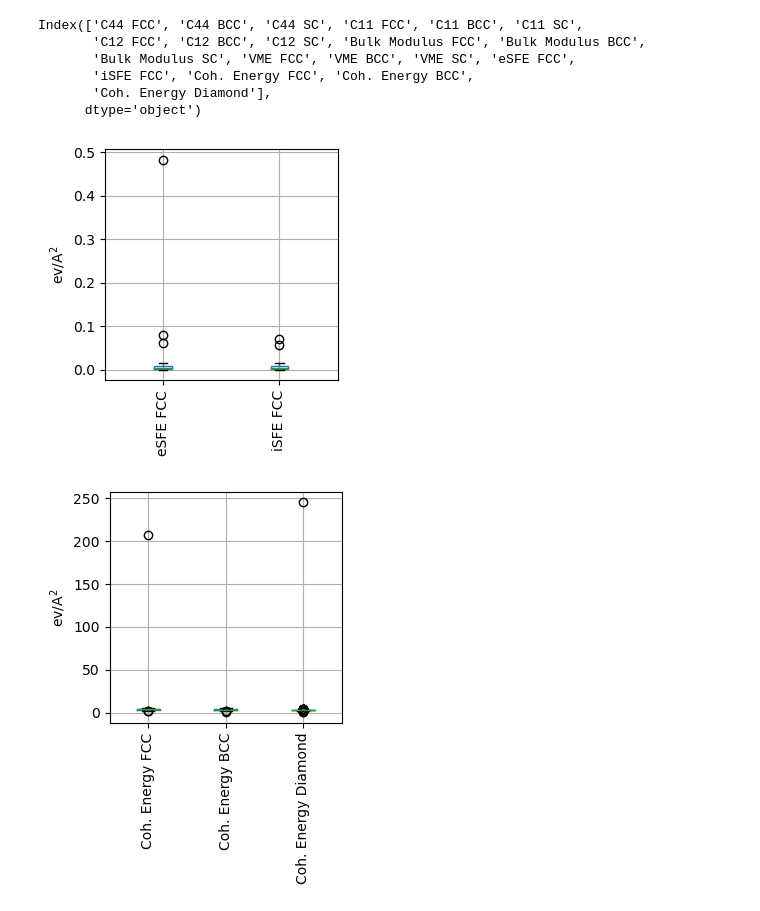
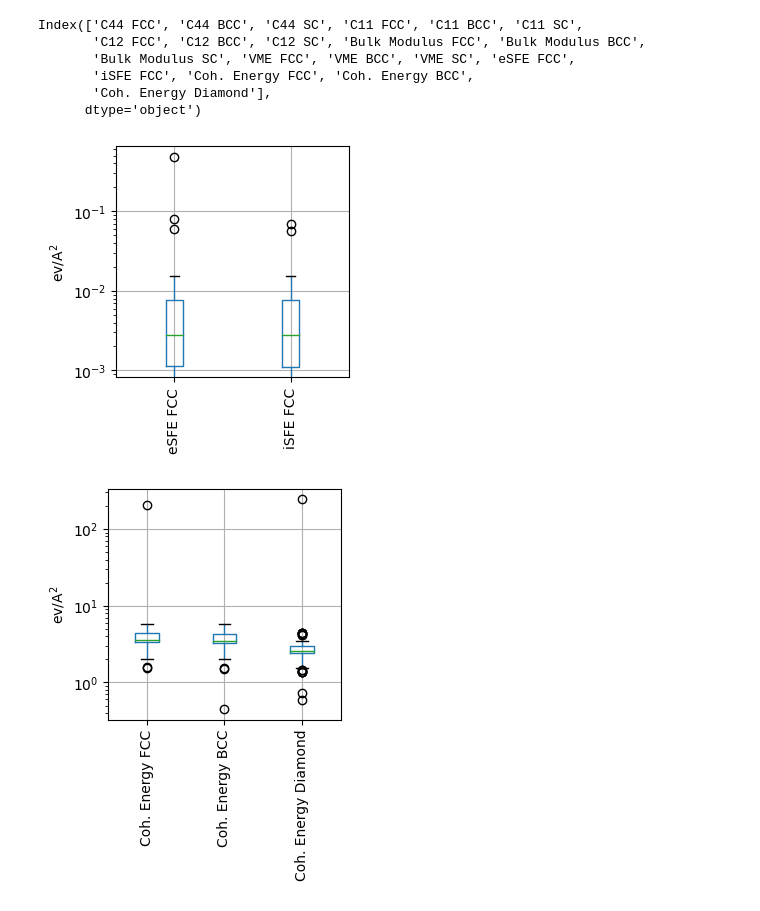
Before and after one commit to bjasperson/strength_covariance, a Jupyter notebook: experiments/240420_outlier_eval.ipynb, the cells around one changed output. Cells and saved outputs as stored; diff of their text form; code cells hidden in the pictures.

```diff
--- a/experiments/240420_outlier_eval.ipynb
+++ b/experiments/240420_outlier_eval.ipynb
@@ -47,13 +47,14 @@ Index(['C44 FCC', 'C44 BCC', 'C44 SC', 'C11 FCC', 'C11 BCC', 'C11 SC',
 # %%
 ax = df.boxplot(['eSFE FCC',
                  'iSFE FCC'],
            figsize = (3,3),
            rot = 90)
 ax.set_ylabel(r'ev/A$^2$')
+ax.set_yscale('log')
 plt.savefig("../figures/si/bp_sfe.pdf",bbox_inches = 'tight')
 plt.show()
 # %% [output]
-[figure, old version]
+[figure, new version]
 # %%
 ax = df.boxplot(['Coh. Energy FCC',
                  'Coh. Energy BCC',
@@ -61,10 +62,11 @@ ax = df.boxplot(['Coh. Energy FCC',
            figsize = (3,3),
            rot = 90)
 ax.set_ylabel(r'ev/A$^2$')
+ax.set_yscale('log')
 plt.savefig("../figures/si/bp_cohEn.pdf",bbox_inches = 'tight')
 plt.show()
 # %% [output]
-[figure, old version]
+[figure, new version]
 # %%
 ax = df.boxplot(['C44 FCC','C44 BCC','C44 SC',
                  'C11 FCC','C11 BCC','C11 SC',
```
Also changed, not shown: parts of 2 cells of this notebook, 3 other files.
